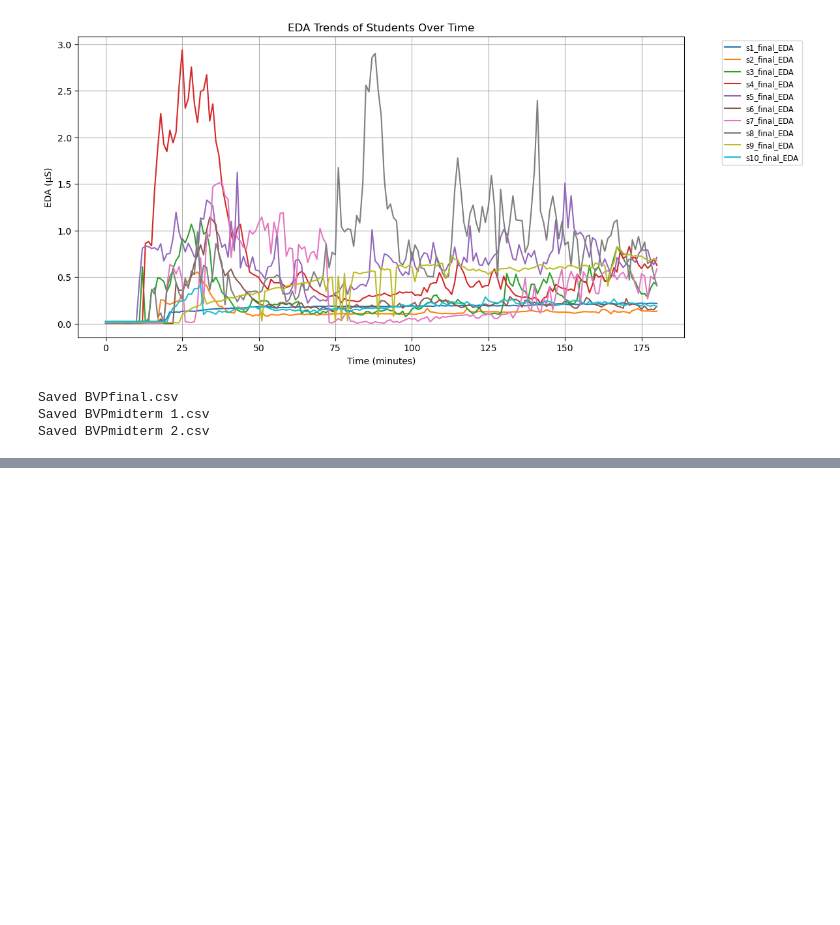
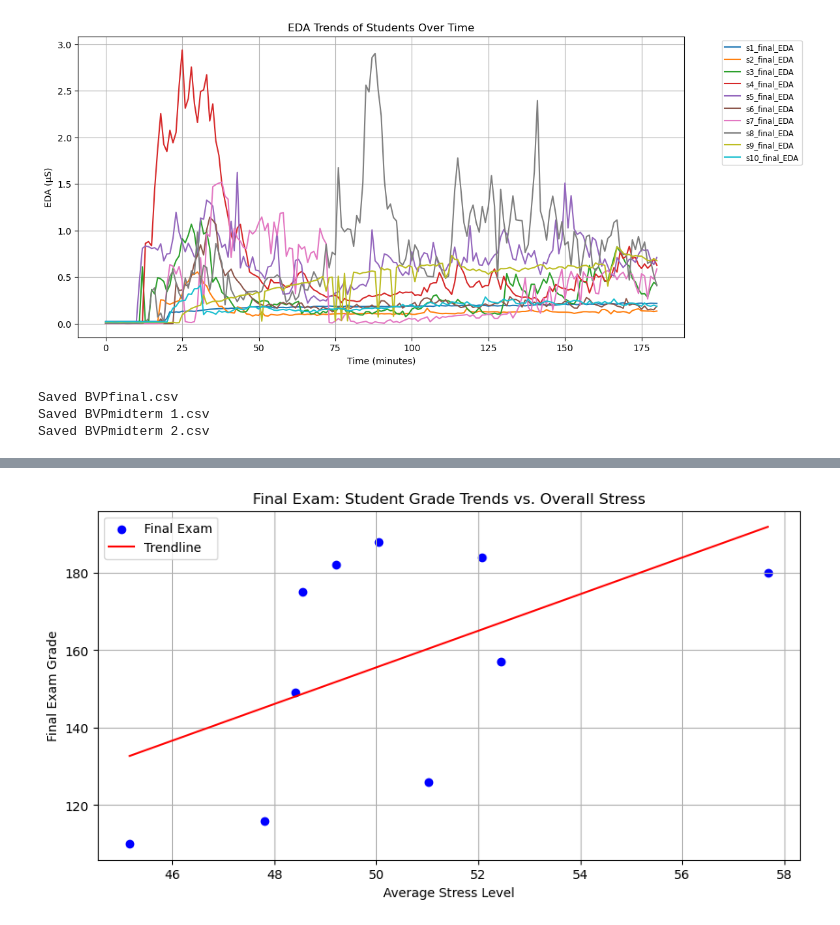
Before and after one commit to LiAndrw/healthduringtesting, a Jupyter notebook: a-wearable-exam-stress-dataset-for-predicting-cognitive-performance-in-real-world-settings-1.0.0/testing.ipynb, the cells around one changed output, grey strips where cells are left out. Drawn from its saved outputs; the diff is of its cells as text; code cells hidden in the pictures; blank space fills up the shorter version.

```diff
--- a/a-wearable-exam-stress-dataset-for-predicting-cognitive-performance-in-real-world-settings-1.0.0/testing.ipynb
+++ b/a-wearable-exam-stress-dataset-for-predicting-cognitive-performance-in-real-world-settings-1.0.0/testing.ipynb
@@ -318,7 +292,7 @@ def process_avg_feature_across_tests(feature):
     print(f'Saved: {output_file}')
 
 # Example usage
-features = ['TEMP', 'EDA', 'HR', 'BVP']
+features = ['TEMP', 'EDA', 'HR', 'BVP','STRESS']
 for feature in features:
     process_avg_feature_across_tests(feature)
 # %% [output]
@@ -328,0 +422,32 @@ Saved: avg_BVP_all_tests.csv
+# %%
+import numpy as np
+import matplotlib.pyplot as plt
+
+# Scatter plot
+plt.figure(figsize=(10, 5))
+plt.scatter(student_avg_df['avg_stress_final'], student_avg_df['final_grade'], color='b', label='Final Exam')
+
+# Fit a linear trendline
+slope, intercept = np.polyfit(student_avg_df['avg_stress_final'], student_avg_df['final_grade'], 1)
+
+# Extend the trendline beyond the x-axis limits
+x_range = np.linspace(min(student_avg_df['avg_stress_final']), max(student_avg_df['avg_stress_final']), 100)
+trendline = slope * x_range + intercept
+
+# Plot the extended trendline
+plt.plot(x_range, trendline, color='r', label='Trendline')
+
+# Labels and title
+plt.xlabel("Average Stress Level")
+plt.ylabel("Final Exam Grade")
+plt.title("Final Exam: Student Grade Trends vs. Overall Stress")
+
+
+# Adding legend and grid
+plt.legend()
+plt.grid()
+
+# Display the plot
+plt.show()
+# %% [output]
+[figure, added]
```
Also changed, not shown: parts of 6 cells of this notebook, 7 other files.
